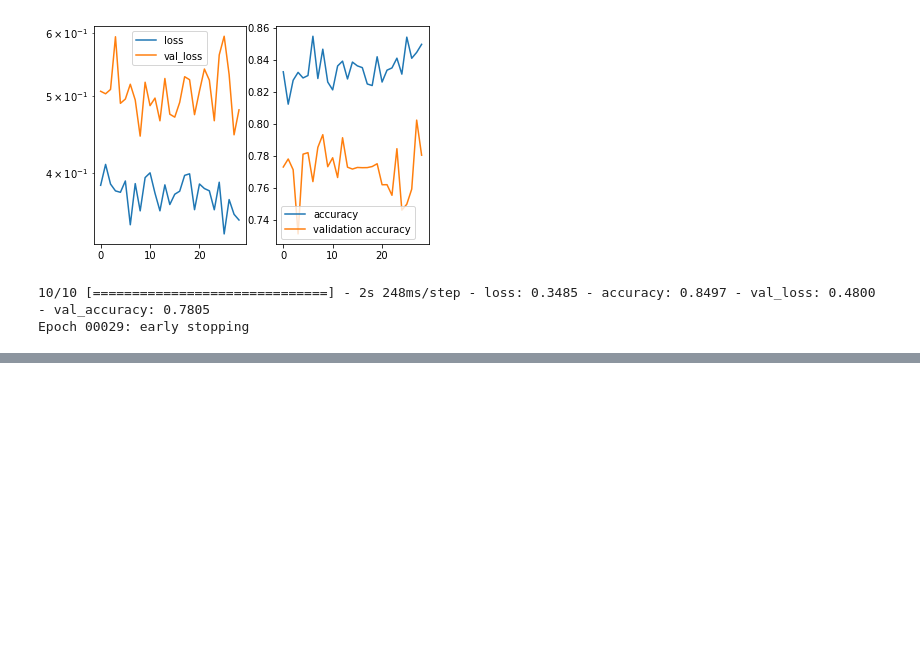
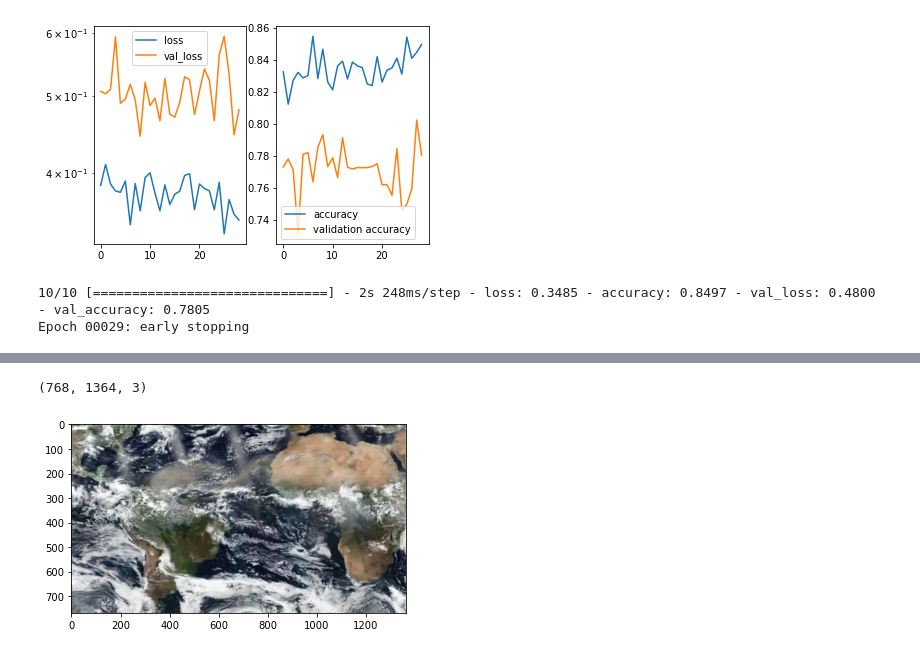
Before and after one commit to AllanKamimura/DetIEEEcta, a Jupyter notebook: net/unet.ipynb, the cells around one changed output, grey strips where cells are left out. Saved outputs shown, nothing was run; the diff lists cells and outputs as text; code cells hidden in the pictures; blank space fills up the shorter version.

```diff
--- a/net/unet.ipynb
+++ b/net/unet.ipynb
@@ -415,0 +407,12 @@ for batch_index, batch_data in enumerate(val_generator):
+# %%
+#read png
+raw_img = cv2.imread('imgs/5.jpg')
+raw_img = cv2.cvtColor(raw_img, cv2.COLOR_BGR2RGB)
+print(raw_img.shape)
+plt.imshow(raw_img)
+img = cv2.resize(raw_img, (256, 256))
+
+img = np.expand_dims(img, axis=0)
+# %% [output]
+(768, 1364, 3)
+[figure, added]
```
Also changed, not shown: parts of 3 cells of this notebook.
